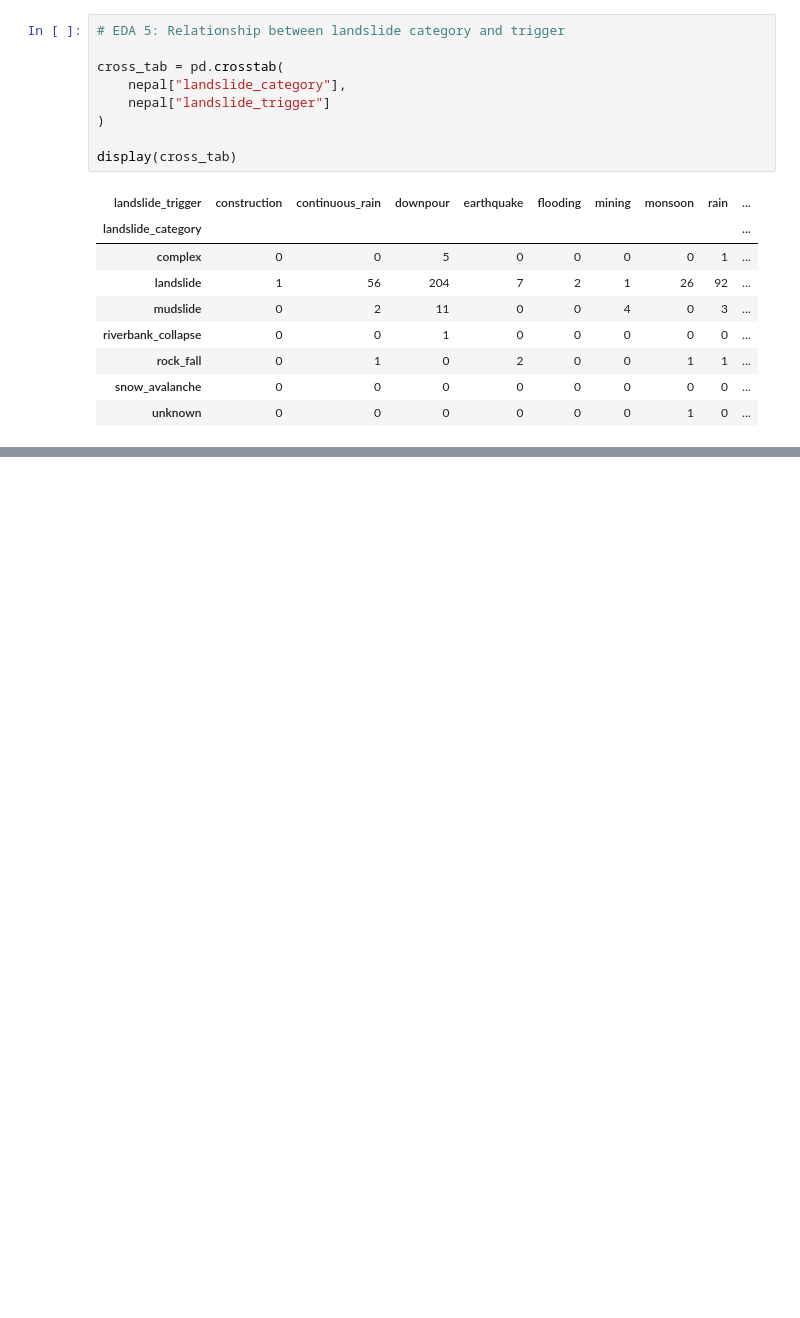
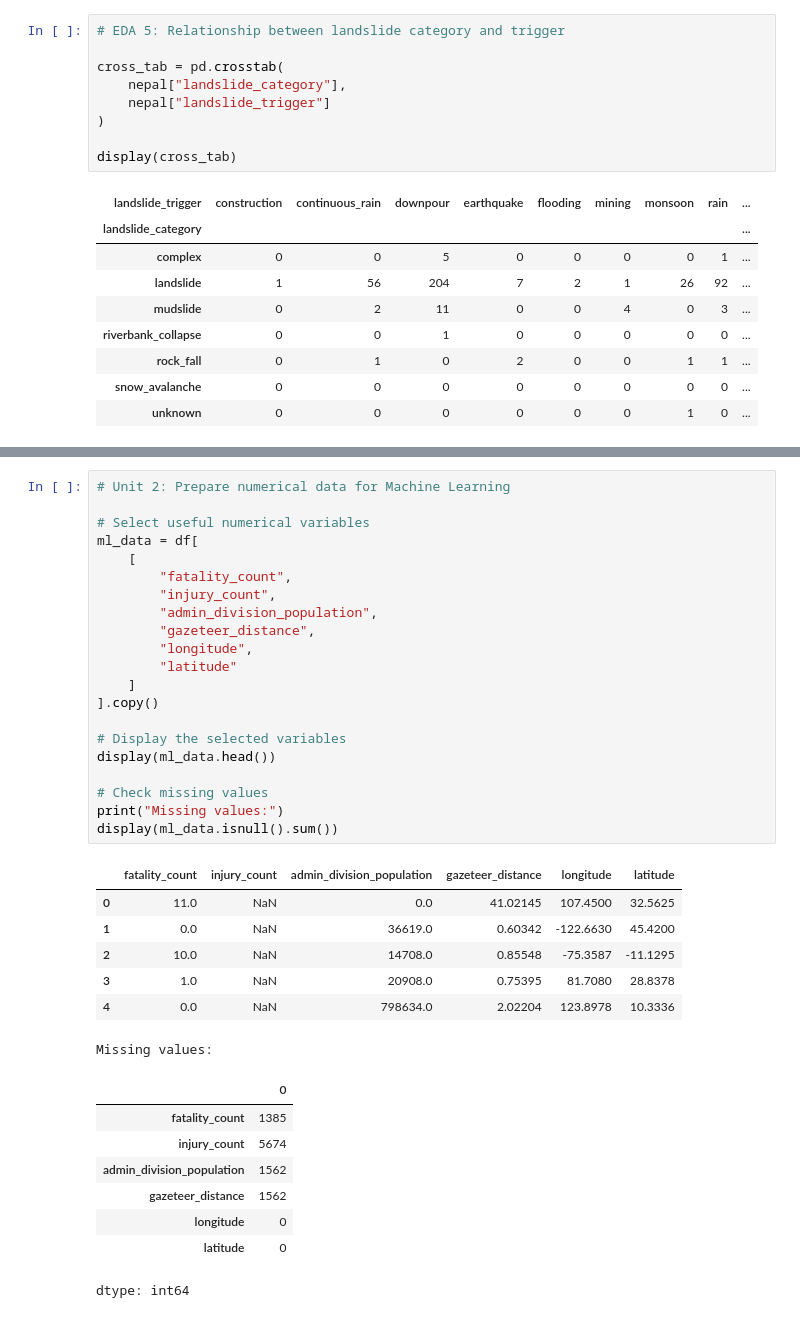
Before and after one commit to saltyyboii/landslide-risk-assessment, a Jupyter notebook: Mountain_Hazard_Review_2.ipynb, the cells around one changed output, grey strips where cells are left out. Drawn from its saved outputs; the diff is of its cells as text; blank space fills up the shorter version.

```diff
--- a/Mountain_Hazard_Review_2.ipynb
+++ b/Mountain_Hazard_Review_2.ipynb
@@ -349,0 +446,37 @@ plt.show()
+# %%
+# Unit 2: Prepare numerical data for Machine Learning
+
+# Select useful numerical variables
+ml_data = df[
+    [
+        "fatality_count",
+        "injury_count",
+        "admin_division_population",
+        "gazeteer_distance",
+        "longitude",
+        "latitude"
+    ]
+].copy()
+
+# Display the selected variables
+display(ml_data.head())
+
+# Check missing values
+print("Missing values:")
+display(ml_data.isnull().sum())
+# %% [output]
+|  | fatality_count | injury_count | admin_division_population | gazeteer_distance | longitude | latitude |
+| 0 | 11.0 | NaN | 0.0 | 41.02145 | 107.4500 | 32.5625 |
+| 1 | 0.0 | NaN | 36619.0 | 0.60342 | -122.6630 | 45.4200 |
+| 2 | 10.0 | NaN | 14708.0 | 0.85548 | -75.3587 | -11.1295 |
+| 3 | 1.0 | NaN | 20908.0 | 0.75395 | 81.7080 | 28.8378 |
+| 4 | 0.0 | NaN | 798634.0 | 2.02204 | 123.8978 | 10.3336 |
+Missing values:
+|  | 0 |
+| fatality_count | 1385 |
+| injury_count | 5674 |
+| admin_division_population | 1562 |
+| gazeteer_distance | 1562 |
+| longitude | 0 |
+| latitude | 0 |
+dtype: int64
```
Also changed, not shown: parts of 12 cells of this notebook.
